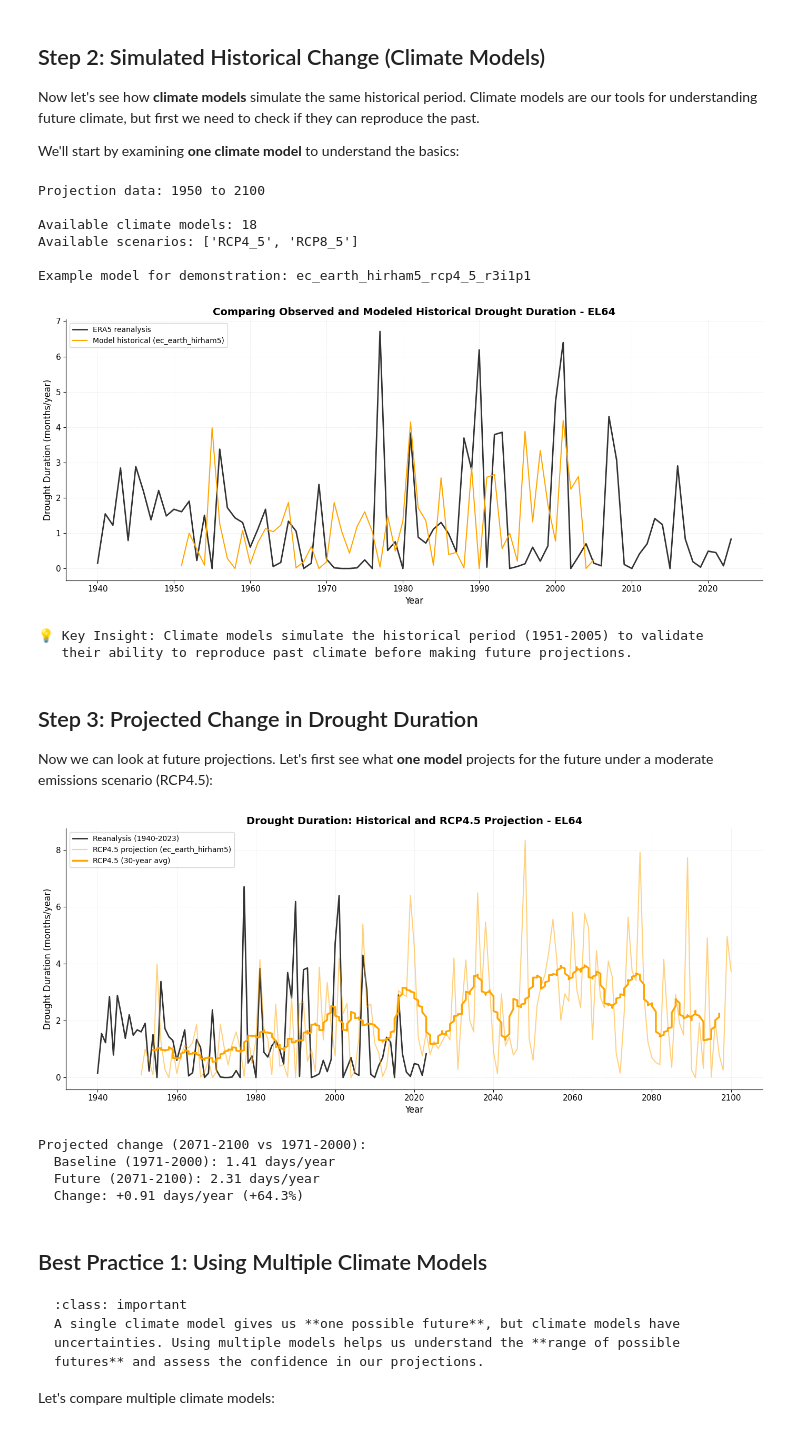
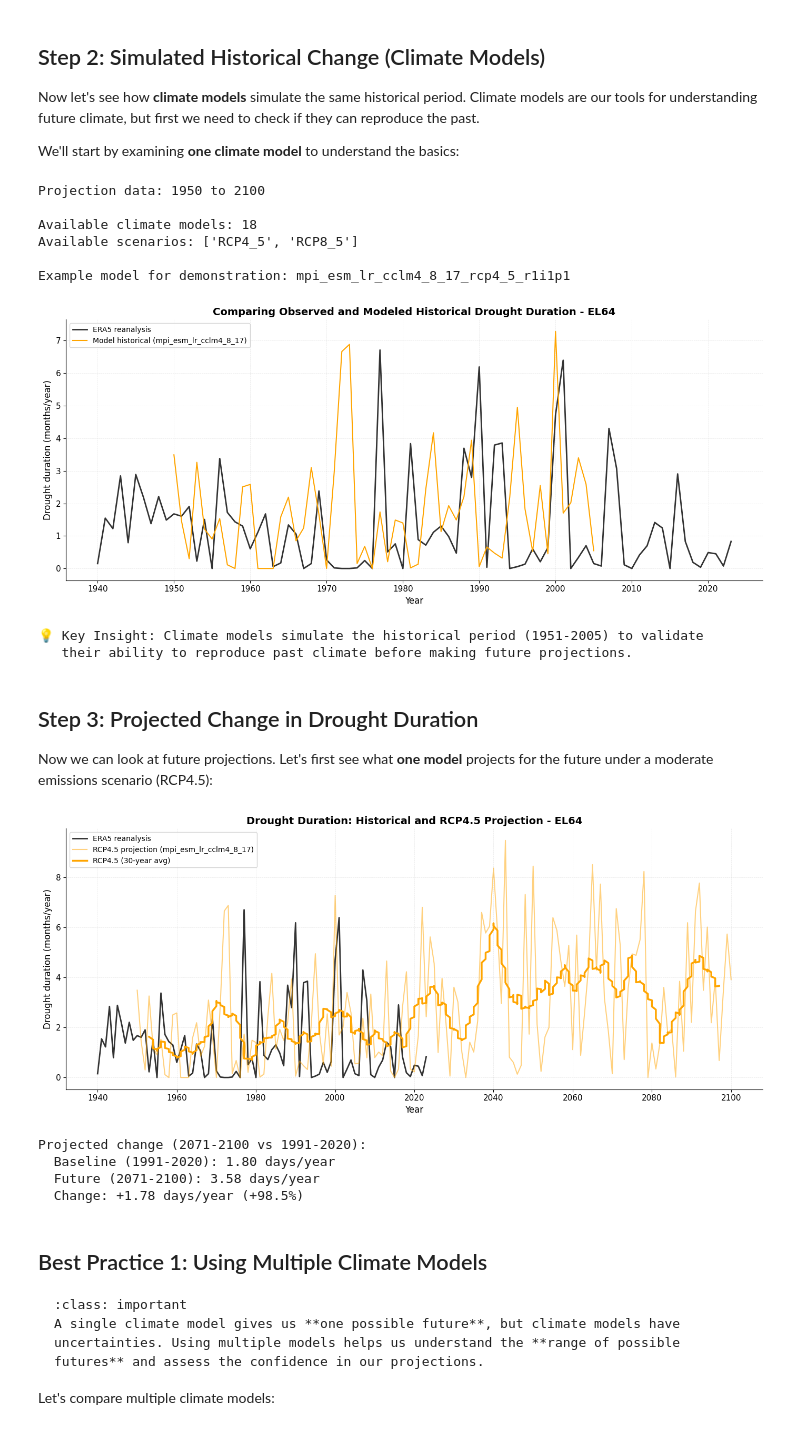
Before and after one commit to ecmwf-training/drought-exposure, a Jupyter notebook: tutorials/drought_duration.ipynb, the cells around one changed output. Drawn from its saved outputs; the diff is of its cells as text; code cells hidden in the pictures.

```diff
--- a/tutorials/drought_duration.ipynb
+++ b/tutorials/drought_duration.ipynb
@@ -32,16 +32,25 @@ plt.rcParams['font.size'] = 11
 # %%
 # Configuration
 admin_id = 'EL64'
+
+# Reference period (WMO standard: 1991-2020)
+baseline_start = 1991
+baseline_end = 2020
+
+# Analysis settings
+rolling_window = 30  # years for rolling mean
+
 # Paths
 workdir = Path("/home/nejk/code/drought_exposure")
 os.chdir(workdir)
 data_dir = workdir / 'data' / admin_id / 'drought_hazard'
 
 # Load preprocessed data
-hist_file = data_dir / f'drought_duration_historical_{admin_id}.csv'
+reanalysis_file = data_dir / f'drought_duration_reanalysis_{admin_id}.csv'
+
 proj_file = data_dir / f'drought_duration_projections_{admin_id}.csv'
+print(f"Projection data: {proj_file}")
 
 print(f"Region: {admin_id} (Central Greece)")
-print(f"Historical data: {hist_file}")
-print(f"Projection data: {proj_file}")
+print(f"Reanalysis data: {reanalysis_file}")
 # %% [output]
@@ -55,12 +64,12 @@ We begin by examining the **observed record** of drought duration using reanalys
 
 Let's load the historical data and visualize the trend:
 # %%
-# Load historical reanalysis data
-hist_df = pd.read_csv(hist_file)
-hist_df['time'] = pd.to_datetime(hist_df['time'])
-hist_df = hist_df.sort_values('time')
+# Load reanalysis data
+reanalysis_df = pd.read_csv(reanalysis_file)
+reanalysis_df['time'] = pd.to_datetime(reanalysis_df['time'])
+reanalysis_df = reanalysis_df.sort_values('time')
 
-print(f"Historical data: {hist_df['time'].min().year} to {hist_df['time'].max().year}")
-print(f"Number of years: {len(hist_df)}")
-hist_df.head()
+print(f"Reanalysis data: {reanalysis_df['time'].min().year} to {reanalysis_df['time'].max().year}")
+print(f"Number of years: {len(reanalysis_df)}")
+reanalysis_df.head()
 # %% [output]
@@ -123,7 +132,7 @@ print(f"\nAvailable climate models: {proj_df['model'].nunique()}")
 print(f"Available scenarios: {sorted(proj_df['scenario'].unique())}")
 
 # Select one model for demonstration
-example_model = 'ec_earth_hirham5_rcp4_5_r3i1p1'
+example_model = 'mpi_esm_lr_cclm4_8_17_rcp4_5_r1i1p1'
 print(f"\nExample model for demonstration: {example_model}")
 # %% [output]
 Projection data: 1950 to 2100
@@ -131,7 +140,7 @@ Projection data: 1950 to 2100
 Available climate models: 18
 Available scenarios: ['RCP4_5', 'RCP8_5']
 
-Example model for demonstration: ec_earth_hirham5_rcp4_5_r3i1p1
+Example model for demonstration: mpi_esm_lr_cclm4_8_17_rcp4_5_r1i1p1
 # %%
 # Extract one model's data
 model_df = proj_df[proj_df['model'] == example_model].copy()
@@ -144,7 +153,7 @@ proj_period = model_df[model_df['time'].dt.year > 2005]
 fig, ax = plt.subplots(figsize=(14, 6))
 
 # Reanalysis (observations)
-ax.plot(hist_df['time'], hist_df['dmd'],
+ax.plot(reanalysis_df['time'], reanalysis_df['dmd'],
         color='black', linewidth=2, label='ERA5 reanalysis', alpha=0.8)
 
 # Model historical period
@@ -167,7 +176,7 @@ plt.show()
 print(f"\n💡 Key Insight: Climate models simulate the historical period (1951-2005) to validate")
 print(f"   their ability to reproduce past climate before making future projections.")
 # %% [output]
-[figure, old version]
+[figure, new version]
 💡 Key Insight: Climate models simulate the historical period (1951-2005) to validate
    their ability to reproduce past climate before making future projections.
 # %% [markdown]
@@ -179,46 +188,46 @@ Now we can look at future projections. Let's first see what **one model** projec
 fig, ax = plt.subplots(figsize=(14, 6))
 
 # Reanalysis
-ax.plot(hist_df['time'], hist_df['dmd'],
+ax.plot(reanalysis_df['time'], reanalysis_df['dmd'],
         color='black', linewidth=2, label='ERA5 reanalysis', alpha=0.8)
 
 # Model projection (RCP4.5)
 ax.plot(model_df['time'], model_df['dmd'],
         color='orange', linewidth=1.5, label=f'RCP4.5 projection ({example_model.split("_rcp")[0]})',
         alpha=0.5)
 
 # Add 30-year rolling mean for projection
-proj_rolling = model_df.set_index('time')['dmd'].rolling(window=30, center=True).mean()
+proj_rolling = model_df.set_index('time')['dmd'].rolling(window=rolling_window, center=True).mean()
 ax.plot(proj_rolling.index, proj_rolling.values,
-        color='orange', linewidth=2.5, label='RCP4.5 (30-year avg)', alpha=1)
+        color='orange', linewidth=2.5, label=f'RCP4.5 ({rolling_window}-year avg)', alpha=1)
 
 ax.set_xlabel('Year', fontsize=12)
 ax.set_ylabel('Drought duration (months/year)', fontsize=12)
 ax.set_title(f'Drought Duration: Historical and RCP4.5 Projection - {admin_id}',
              fontsize=14, fontweight='bold')
 ax.legend(loc='upper left', fontsize=10, frameon=True)
 ax.grid(True, alpha=0.3, linestyle='--', linewidth=0.5)
 ax.spines['top'].set_visible(False)
 ax.spines['right'].set_visible(False)
 
 plt.tight_layout()
 plt.show()
 
 # Calculate change
-baseline = model_df[model_df['time'].dt.year.between(1971, 2000)]['dmd'].mean()
+baseline = model_df[model_df['time'].dt.year.between(baseline_start, baseline_end)]['dmd'].mean()
 future = model_df[model_df['time'].dt.year.between(2071, 2100)]['dmd'].mean()
 change = future - baseline
 
-print(f"\nProjected change (2071-2100 vs 1971-2000):")
-print(f"  Baseline (1971-2000): {baseline:.2f} days/year")
+print(f"\nProjected change (2071-2100 vs {baseline_start}-{baseline_end}):")
+print(f"  Baseline ({baseline_start}-{baseline_end}): {baseline:.2f} days/year")
 print(f"  Future (2071-2100): {future:.2f} days/year")
 print(f"  Change: {change:+.2f} days/year ({(change/baseline)*100:+.1f}%)")
 # %% [output]
-[figure, old version]
+[figure, new version]
-Projected change (2071-2100 vs 1971-2000):
-  Baseline (1971-2000): 1.41 days/year
-  Future (2071-2100): 2.31 days/year
-  Change: +0.91 days/year (+64.3%)
+Projected change (2071-2100 vs 1991-2020):
+  Baseline (1991-2020): 1.80 days/year
+  Future (2071-2100): 3.58 days/year
+  Change: +1.78 days/year (+98.5%)
 # %% [markdown]
 ## Best Practice 1: Using Multiple Climate Models
 
```
Also changed, not shown: parts of 8 cells of this notebook.
